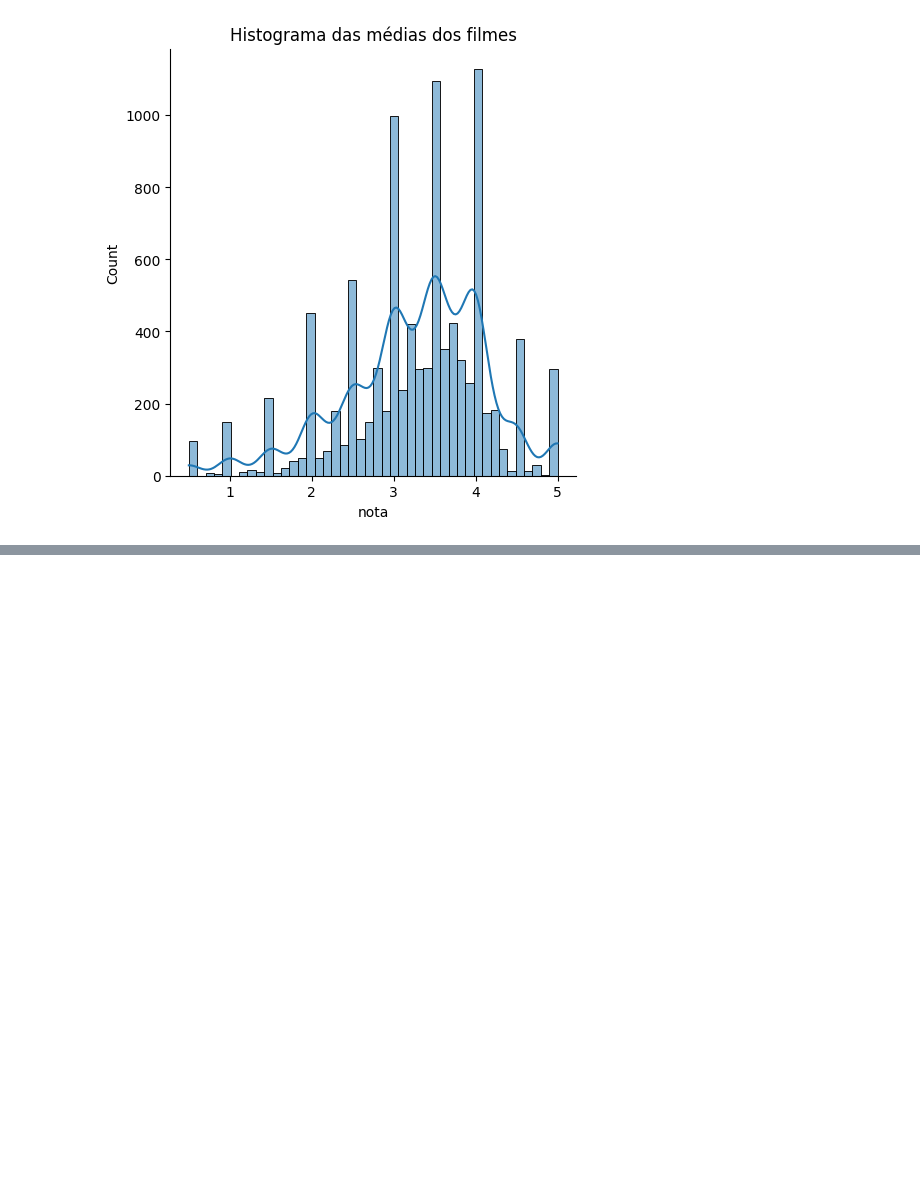
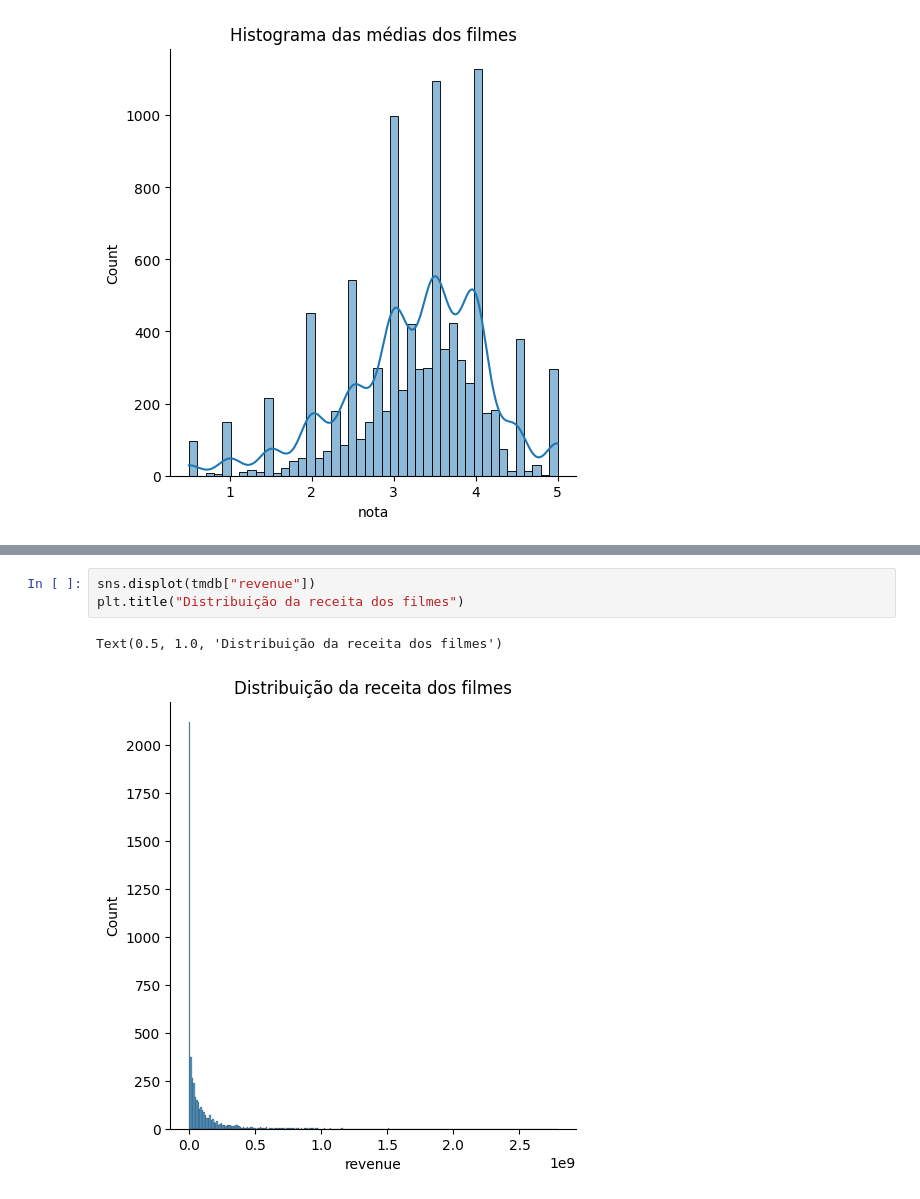
Before and after one commit to orlandojsjunior/Data_Science-explorando_e_analisando_dados, a Jupyter notebook: Explorando_e_analisando_dados.ipynb, the cells around one changed output, grey strips where cells are left out. Saved outputs shown, nothing was run; the diff lists cells and outputs as text; blank space fills up the shorter version.

```diff
--- a/Explorando_e_analisando_dados.ipynb
+++ b/Explorando_e_analisando_dados.ipynb
@@ -290,0 +326,6 @@ Text(0.5, 1.0, 'Histograma das médias dos filmes')
+# %%
+sns.displot(tmdb["revenue"])
+plt.title("Distribuição da receita dos filmes")
+# %% [output]
+Text(0.5, 1.0, 'Distribuição da receita dos filmes')
+[figure, added]
```
Also changed, not shown: parts of 17 cells of this notebook, 1 other file.
